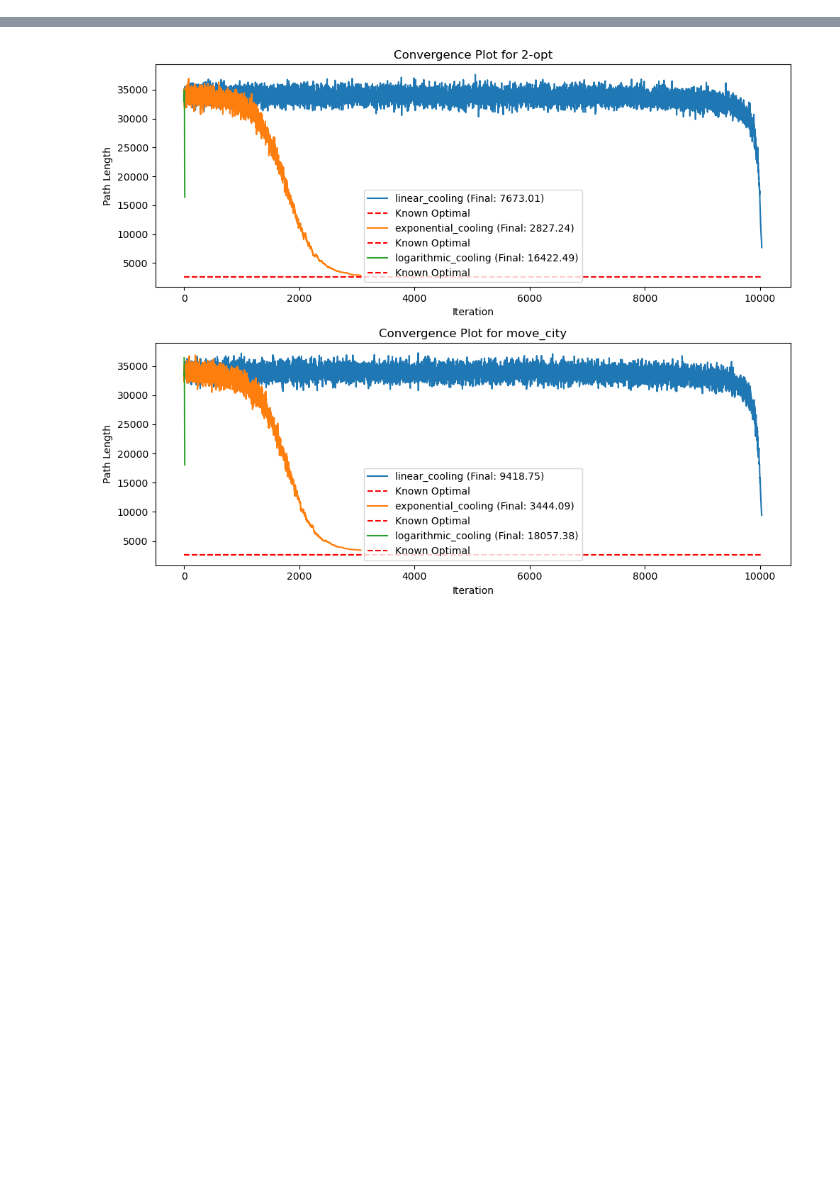
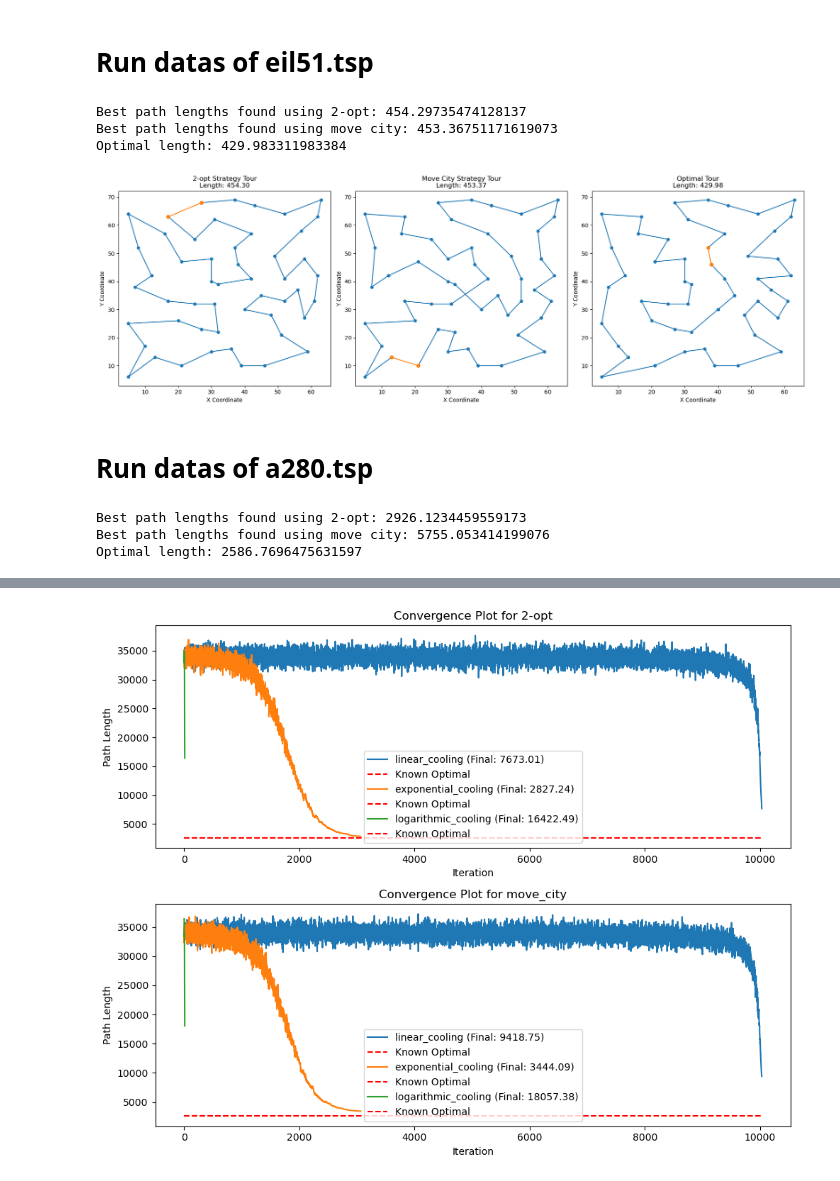
Before and after one commit to jazminli/TSP-Assignment3, a Jupyter notebook: 1-3.ipynb, the cells around one changed output, grey strips where cells are left out. Drawn from its saved outputs; the diff is of its cells as text; code cells hidden in the pictures; blank space fills up the shorter version.

Commit message:
path tour plot

```diff
--- a/1-3.ipynb
+++ b/1-3.ipynb
@@ -140,3 +144,5 @@ def multiple_runs_simulated_annealing(distance_matrix, runs, initial_temp, final
             best_lengths_over_iterations = lengths
 
     return best_tour, best_length, best_lengths_over_iterations
+# %% [markdown]
+# Run datas of eil51.tsp
@@ -142,0 +172,68 @@ def multiple_runs_simulated_annealing(distance_matrix, runs, initial_temp, final
+# %%
+# Datas
+cities51 = parse_tsp('eil51.tsp.txt')
+distance_matrix = create_distance_matrix(cities)
+opt_tour51 = parse_opt_tour('eil51.opt.tour.txt')
+opt_length51 = path_length(distance_matrix, opt_tour51)
+
+
+# Parameters
+runs = 1
+initial_temp = 10000
+final_temp = 1
+alpha = 0.997
+
+# 2-opt
+best_tour_2opt_51, best_length_2opt_51, _ = multiple_runs_simulated_annealing(distance_matrix, runs, initial_temp, final_temp, alpha, '2-opt', exponential_cooling)
+
+# Move city
+best_tour_move_city_51, best_length_move_city_51, _ = multiple_runs_simulated_annealing(distance_matrix, runs, initial_temp, final_temp, alpha, 'move_city', exponential_cooling)
+
+print("Best path lengths found using 2-opt:", best_length_2opt_51)
+print("Best path lengths found using move city:", best_length_move_city_51)
+print("Optimal length:", opt_length51)
+# %% [output]
+Best path lengths found using 2-opt: 454.29735474128137
+Best path lengths found using move city: 453.36751171619073
+Optimal length: 429.983311983384
+# %%
+# PLot the path tour of different strategies and the optimal tour
+plt.figure(figsize=(18, 6))
+
+plot_tour(cities51, best_tour_2opt_51, "2-opt Strategy Tour", best_length_2opt_51, 1)
+plot_tour(cities51, best_tour_move_city_51, "Move City Strategy Tour", best_length_move_city_51, 2)
+plot_tour(cities51, opt_tour51, "Optimal Tour", opt_length51, 3)
+
+plt.tight_layout()
+plt.show()
+# %% [output]
+[figure, added]
+# %% [markdown]
+# Run datas of a280.tsp
+# %%
+# Datas
+cities280 = parse_tsp('a280.tsp.txt')
+distance_matrix = create_distance_matrix(cities280)
+opt_tour280 = parse_opt_tour('a280.opt.tour.txt')
+opt_length280 = path_length(distance_matrix, opt_tour280)
+
+
+# Parameters
+runs = 1
+initial_temp = 10000
+final_temp = 1
+alpha = 0.997
+
+# 2-opt
+best_tour_2opt_280, best_length_2opt_280, _ = multiple_runs_simulated_annealing(distance_matrix, runs, initial_temp, final_temp, alpha, '2-opt', exponential_cooling)
+
+# Move city
+best_tour_move_city_280, best_length_move_city_280, _ = multiple_runs_simulated_annealing(distance_matrix, runs, initial_temp, final_temp, alpha, 'move_city', exponential_cooling)
+
+print("Best path lengths found using 2-opt:", best_length_2opt_280)
+print("Best path lengths found using move city:", best_length_move_city_280)
+print("Optimal length:", opt_length280)
+# %% [output]
+Best path lengths found using 2-opt: 2926.1234459559173
+Best path lengths found using move city: 5755.053414199076
+Optimal length: 2586.7696475631597
```
Also changed, not shown: parts of 27 cells of this notebook, 2 other files.
